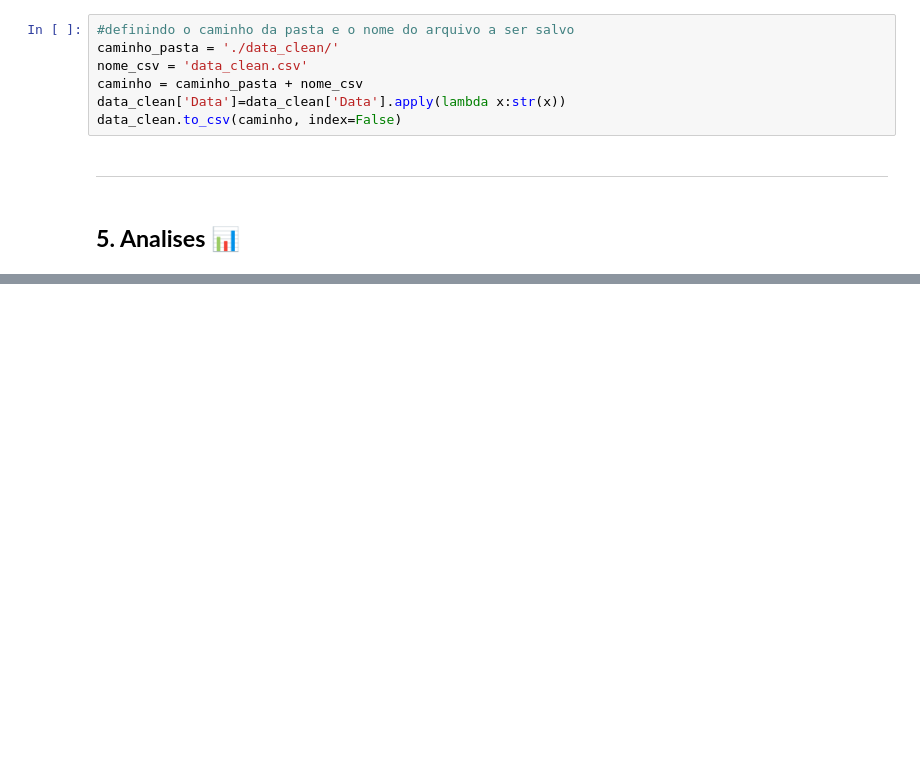
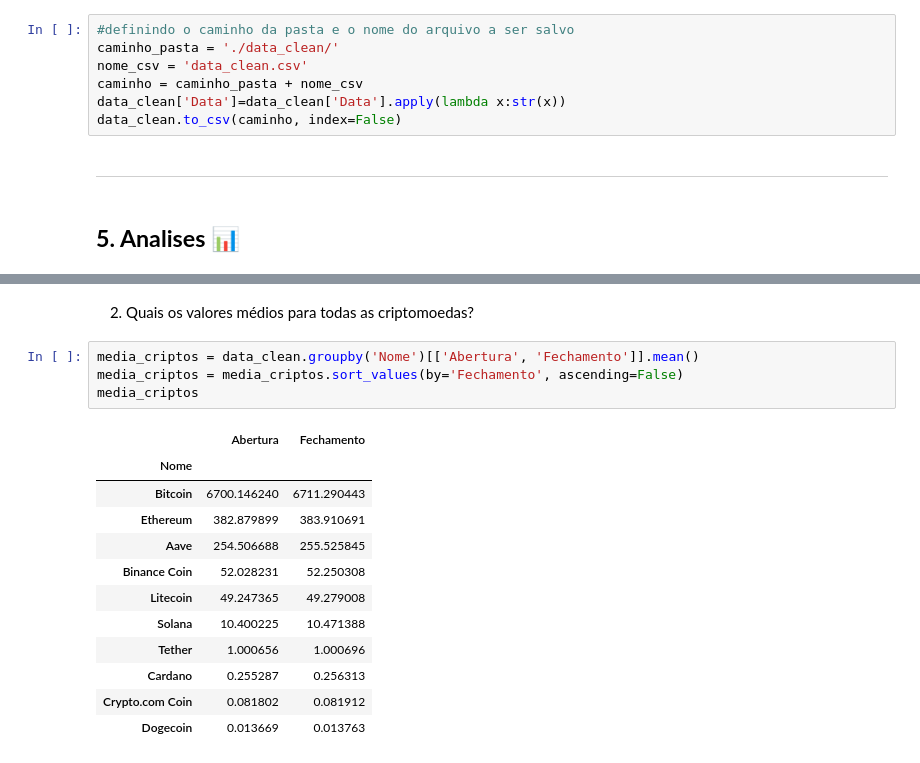
Before and after one commit to gideoni-santos/HermesCrypto, a Jupyter notebook: relatorio.ipynb, the cells around one changed output, grey strips where cells are left out. Cells and saved outputs as stored; diff of their text form; blank space fills up the shorter version.

```diff
--- a/relatorio.ipynb
+++ b/relatorio.ipynb
@@ -366,0 +374,19 @@ data_clean.to_csv(caminho, index=False)
+# %% [markdown]
+2. Quais os valores médios para todas as criptomoedas?
+# %%
+media_criptos = data_clean.groupby('Nome')[['Abertura', 'Fechamento']].mean()
+media_criptos = media_criptos.sort_values(by='Fechamento', ascending=False)
+media_criptos
+# %% [output]
+|  | Abertura | Fechamento |
+| Nome |  |  |
+| Bitcoin | 6700.146240 | 6711.290443 |
+| Ethereum | 382.879899 | 383.910691 |
+| Aave | 254.506688 | 255.525845 |
+| Binance Coin | 52.028231 | 52.250308 |
+| Litecoin | 49.247365 | 49.279008 |
+| Solana | 10.400225 | 10.471388 |
+| Tether | 1.000656 | 1.000696 |
+| Cardano | 0.255287 | 0.256313 |
+| Crypto.com Coin | 0.081802 | 0.081912 |
+| Dogecoin | 0.013669 | 0.013763 |
```
Also changed, not shown: parts of 15 cells of this notebook.
